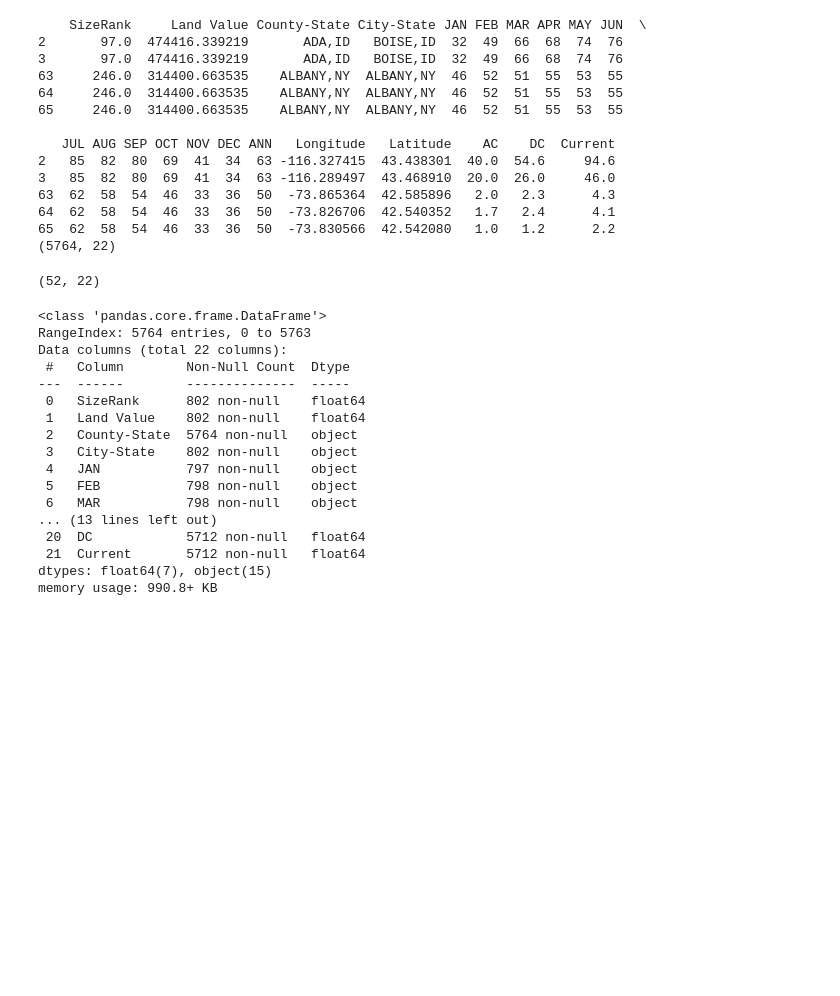
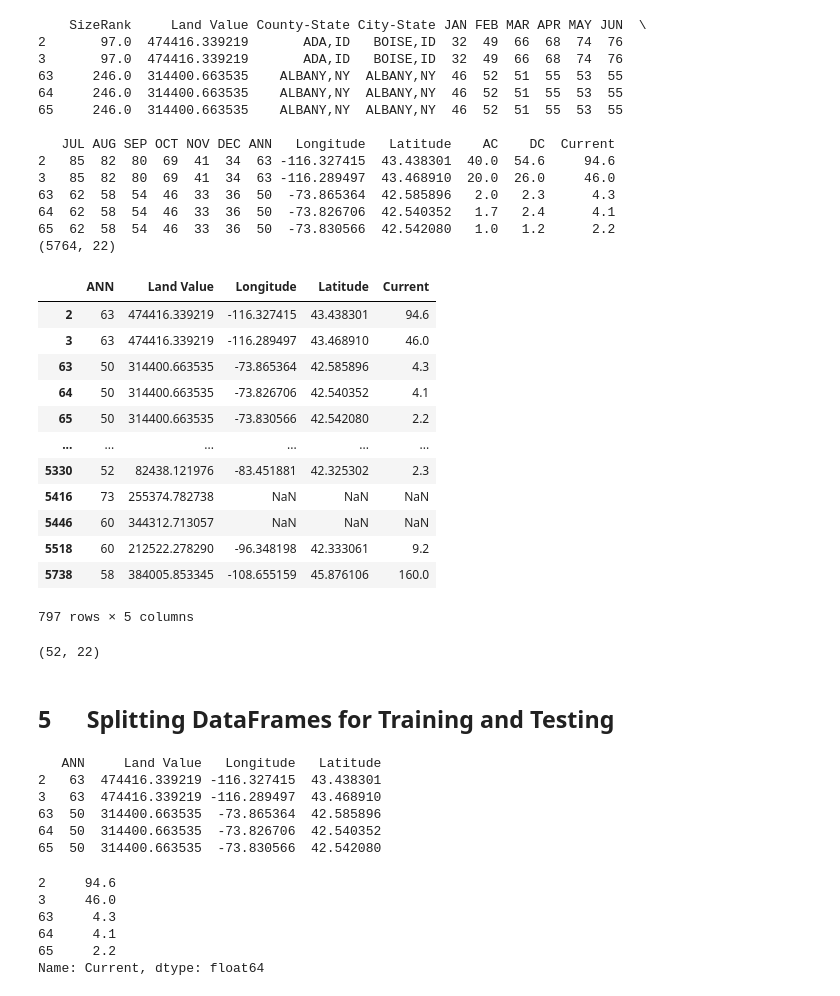
Before and after one commit to Nathan-Oyama-Personal/berkeley-ai, a Jupyter notebook: module20/eda.ipynb, the cells around one changed output. Drawn from its saved outputs; the diff is of its cells as text; code cells hidden in the pictures; blank space fills up the shorter version.

Commit message:
Module 20: Split DF

```diff
--- a/module20/eda.ipynb
+++ b/module20/eda.ipynb
@@ -386,27 +386,57 @@ print(df_solar.shape)
 64  62  58  54  46  33  36  50  -73.826706  42.540352   1.7   2.4      4.1
 65  62  58  54  46  33  36  50  -73.830566  42.542080   1.0   1.2      2.2
 (5764, 22)
+# %%
+df_solar_ml = pd.DataFrame()
+df_solar_ml = df_solar[[
+    'ANN', 'Land Value', 'Longitude', 'Latitude', 'Current'
+    ]].query('ANN.notnull()') # SizeRank?
+
+df_solar_ml
+# %% [output]
+|  | ANN | Land Value | Longitude | Latitude | Current |
+| 2 | 63 | 474416.339219 | -116.327415 | 43.438301 | 94.6 |
+| 3 | 63 | 474416.339219 | -116.289497 | 43.468910 | 46.0 |
+| 63 | 50 | 314400.663535 | -73.865364 | 42.585896 | 4.3 |
+| 64 | 50 | 314400.663535 | -73.826706 | 42.540352 | 4.1 |
+| 65 | 50 | 314400.663535 | -73.830566 | 42.542080 | 2.2 |
+| ... | ... | ... | ... | ... | ... |
+| 5330 | 52 | 82438.121976 | -83.451881 | 42.325302 | 2.3 |
+| 5416 | 73 | 255374.782738 | NaN | NaN | NaN |
+| 5446 | 60 | 344312.713057 | NaN | NaN | NaN |
+| 5518 | 60 | 212522.278290 | -96.348198 | 42.333061 | 9.2 |
+| 5738 | 58 | 384005.853345 | -108.655159 | 45.876106 | 160.0 |
+797 rows × 5 columns
 # %%
 print(df_solar.query('Current.isnull()').shape)
 # %% [output]
 (52, 22)
+# %% [markdown]
+## 5 &emsp; Splitting DataFrames for Training and Testing
 # %%
-df_solar.info()
+df_solar_X_train \
+    = df_solar_ml.query('Current.notnull()').drop(['Current'], axis=1)
+
+df_solar_y_train \
+    = df_solar_ml.query('Current.notnull()')['Current']
+
+df_solar_X_test  \
+    = df_solar_ml.query('Current.isnull()' ).drop(['Current'], axis=1)
-# %% [output]
-<class 'pandas.core.frame.DataFrame'>
-RangeIndex: 5764 entries, 0 to 5763
-Data columns (total 22 columns):
- #   Column        Non-Null Count  Dtype
----  ------        --------------  -----
- 0   SizeRank      802 non-null    float64
- 1   Land Value    802 non-null    float64
- 2   County-State  5764 non-null   object
- 3   City-State    802 non-null    object
- 4   JAN           797 non-null    object
- 5   FEB           798 non-null    object
- 6   MAR           798 non-null    object
-... (13 lines left out)
- 20  DC            5712 non-null   float64
- 21  Current       5712 non-null   float64
-dtypes: float64(7), object(15)
-memory usage: 990.8+ KB
+# %%
+print(df_solar_X_train.head())
+# %% [output]
+   ANN     Land Value   Longitude   Latitude
+2   63  474416.339219 -116.327415  43.438301
+3   63  474416.339219 -116.289497  43.468910
+63  50  314400.663535  -73.865364  42.585896
+64  50  314400.663535  -73.826706  42.540352
+65  50  314400.663535  -73.830566  42.542080
+# %%
+print(df_solar_y_train.head())
+# %% [output]
+2     94.6
+3     46.0
+63     4.3
+64     4.1
+65     2.2
+Name: Current, dtype: float64
```
Also changed, not shown: parts of 5 cells of this notebook.
